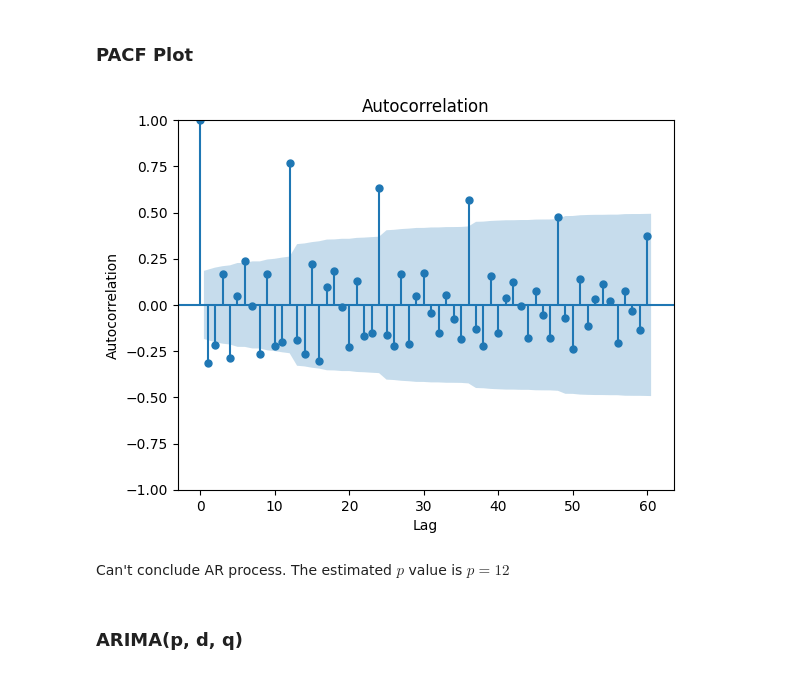
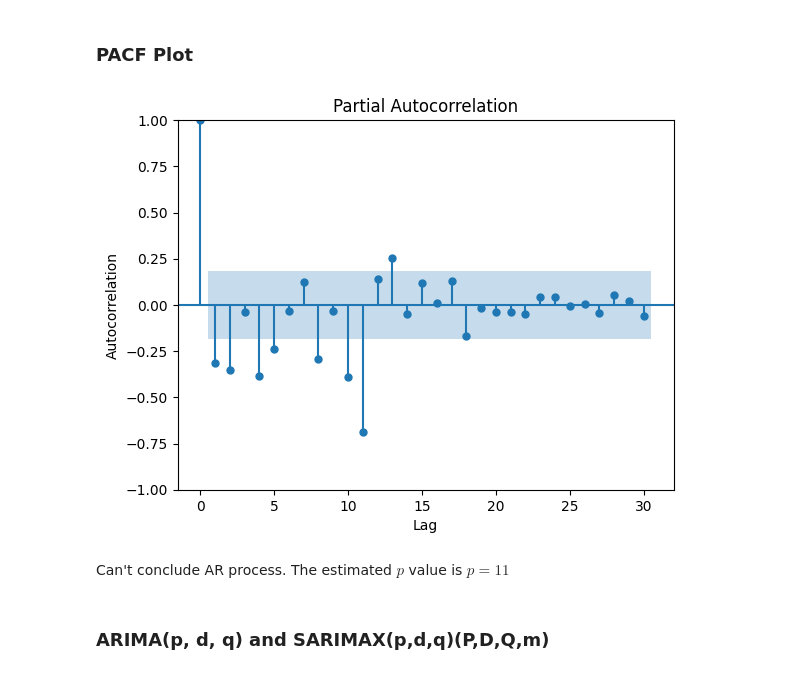
Before and after one commit to Bruno-Moreno/ML---Study, a Jupyter notebook: notebooks/TS/arima_model.ipynb, the cells around one changed output. Saved outputs shown, nothing was run; the diff lists cells and outputs as text; code cells hidden in the pictures.

Commit message:
Arima and Sarima

```diff
--- a/notebooks/TS/arima_model.ipynb
+++ b/notebooks/TS/arima_model.ipynb
@@ -156,0 +160,37 @@ ACF and PACF doesn't allow us to conclude anything. Therefore, we are facing an
+# %%
+np.random.seed(666)
+
+mu = 1
+phi_1 = 0.5
+phi_2 = 0.3
+
+theta_1 = 0.5
+theta_2 = 0.3
+
+ma2 = np.array([mu, theta_1 , theta_2])
+ar2 = np.array([mu, -phi_1, -phi_2])
+
+arma_process = ArmaProcess(ar2, ma2).generate_sample(nsample=500)
+arima_sample = np.cumsum(arma_process)
+
+# ADFuller Test
+result = adfuller(arima_sample)
+adf_statistic = result[0]
+p_value = result[1]
+
+# Plot Simulation
+plt.figure(figsize=(10, 3))
+plt.plot(arima_sample, label = f"Adfuller Test: {p_value:.2f}")
+plt.title("ARIMA (p = 2, d = 1, q = 2)")
+plt.legend()
+
+# Plot Simulation Diff
+arima_sample_diff = np.diff(arima_sample)
+result = adfuller(arima_sample_diff)
+adf_statistic = result[0]
+p_value = result[1]
+
+plt.figure(figsize=(10, 3))
+plt.plot(arima_sample_diff, label = f"Adfuller Test: {p_value:.2f}")
+plt.title("ARIMA After Diff")
+plt.legend()
@@ -292,16 +336,16 @@ Sinusoidal Pattern, can't conclude MA process. The estimated $q$ value is $q = 1
 # %% [markdown]
 ### PACF Plot
 # %%
-plot_acf(train[f'{ts_variable}_diff_2'].dropna(), lags = 60)
+plot_pacf(train[f'{ts_variable}_diff_2'].dropna(), lags = 30)
 plt.xlabel("Lag")
 plt.ylabel("Autocorrelation")
 plt.savefig("img/partial_autocorrelation.png", dpi = 300, bbox_inches='tight')
 # %% [output]
-[figure, old version]
+[figure, new version]
 # %% [markdown]
-Can't conclude AR process. The estimated $p$ value is $p = 12$
+Can't conclude AR process. The estimated $p$ value is $p = 11$
 # %% [markdown]
-### ARIMA(p, d, q)
+### ARIMA(p, d, q) and SARIMAX(p,d,q)(P,D,Q,m)
 # %%
 # Arima Naive
 ts_variable = "Passengers_log"
```
Also changed, not shown: parts of 14 cells of this notebook, 6 other files.
